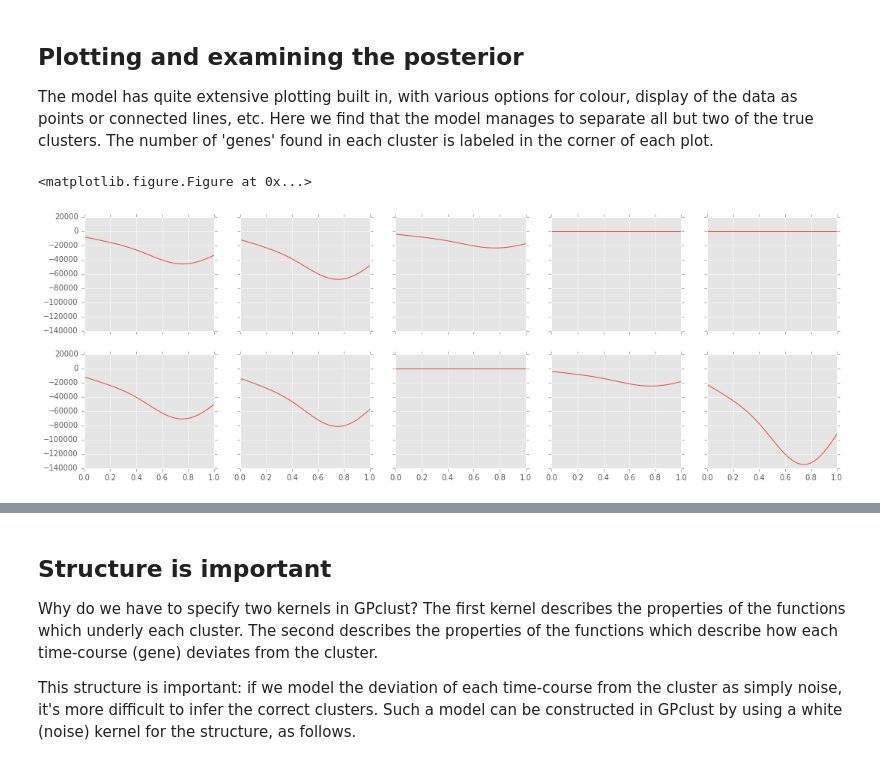
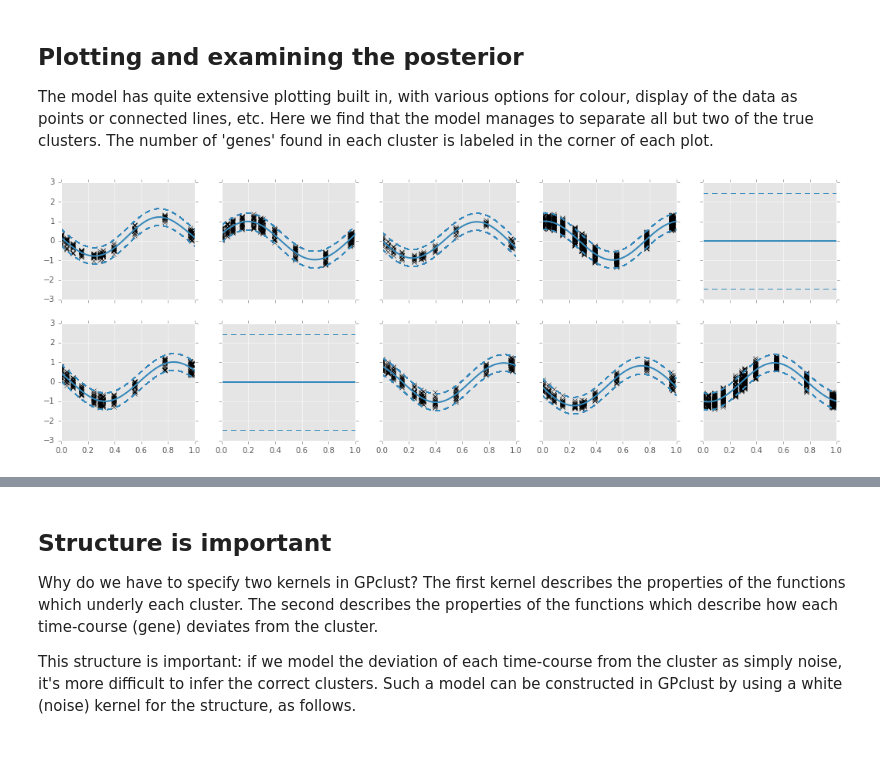
Before and after one commit to SheffieldML/GPclust, a Jupyter notebook: notebooks/MOHGP_demo.ipynb, the cells around one changed output, grey strips where cells are left out. Drawn from its saved outputs; the diff is of its cells as text; code cells hidden in the pictures.

Commit message:
bugfixed in predictions

```diff
--- a/notebooks/MOHGP_demo.ipynb
+++ b/notebooks/MOHGP_demo.ipynb
@@ -101,15 +101,22 @@ Plotting and examining the posterior
 ---
 The model has quite extensive plotting built in, with various options for colour, display of the data as points or connected lines, etc. Here we find that the model manages to separate all but two of the true clusters. The number of 'genes' found in each cluster is labeled in the corner of each plot.
 # %%
-plt.figure(figsize=(14,9))
+
 #plt.matshow(m.get_phi())
 #m.plot(on_subplots=True, colour=True, newfig=False)
 x_plot = np.linspace(0, 1, 100).reshape(-1, 1)
 f, axes = plt.subplots(2, Nclust//2, figsize=(18,6), sharex=True, sharey=True)
-mu, var, ybark = m.predict_components(x_plot)
-for mu_i, var_i, ax, in zip(mu, var, axes.flatten()):
-    ax.plot(x_plot[:,0], 2*np.diag(var_i))
+mu, var = m.predict_components(x_plot)
+for i, (mu_i, var_i, ax), in enumerate(zip(mu, var, axes.flatten())):
+    # ax.plot(x_plot[:,0], 2*np.diag(var_i))
     #ax.imshow(var_i, interpolation='nearest')
+    ax.plot(x_plot[:,0], mu_i)
+
+    ind = np.argmax(phi, 1) == i
+    if np.any(ind):
+        ax.plot(X, Y[ind, :].T, 'kx')
+    line, = ax.plot(x_plot[:,0], mu_i, lw=2)
+    ax.plot(x_plot[:,0], mu_i + 2*np.sqrt(np.diag(var_i)), '--', lw=1, color=line.get_color())
+    ax.plot(x_plot[:,0], mu_i - 2*np.sqrt(np.diag(var_i)), '--', lw=1, color=line.get_color())
 # %% [output]
-<matplotlib.figure.Figure at 0x...>
-[figure, old version]
+[figure, new version]
```
Also changed, not shown: parts of 5 cells of this notebook, 2 other files.
